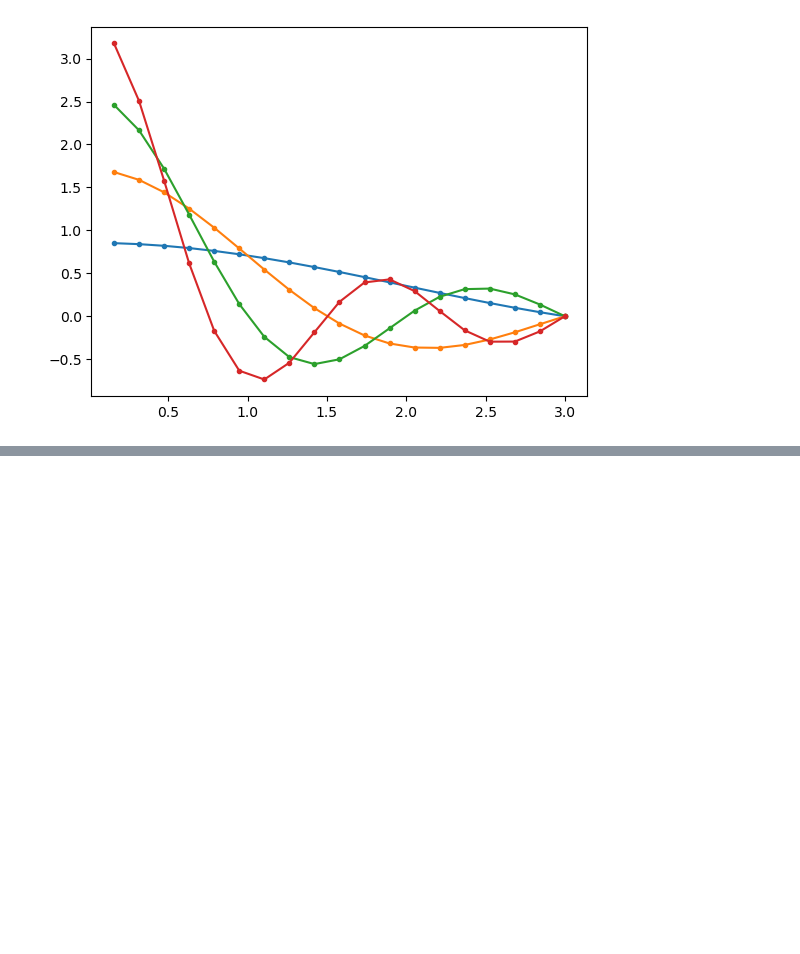
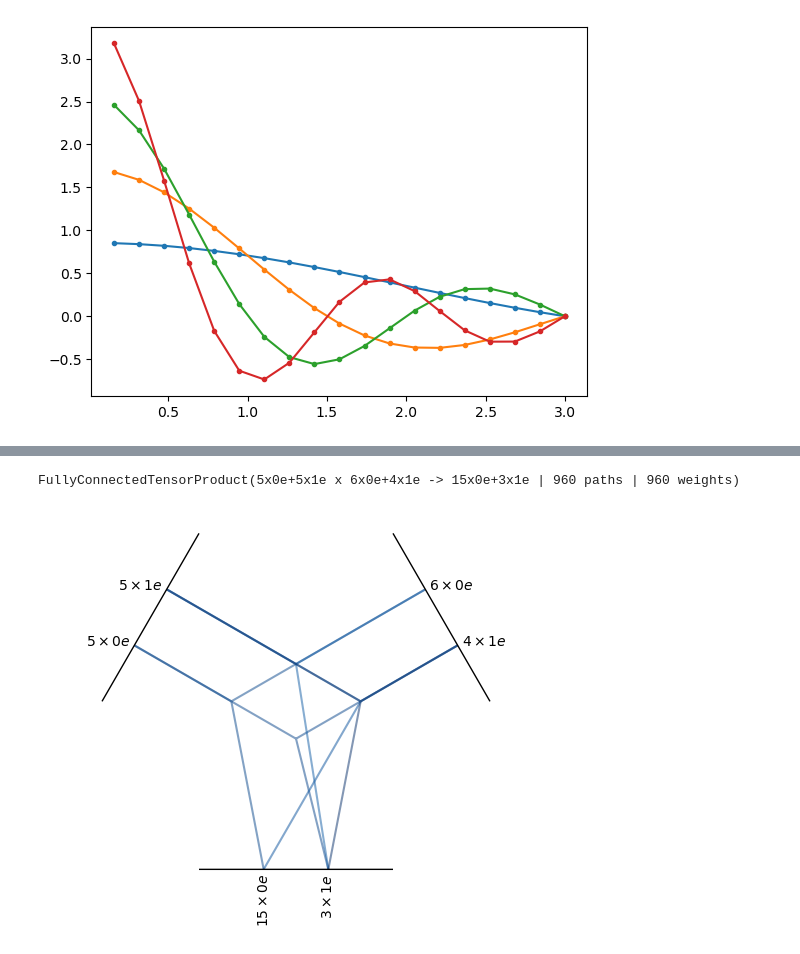
Before and after one commit to imagdau/Tutorials, a Jupyter notebook: draft-MACE-theory.ipynb, the cells around one changed output, grey strips where cells are left out. Drawn from its saved outputs; the diff is of its cells as text; code cells hidden in the pictures; blank space fills up the shorter version.

```diff
--- a/draft-MACE-theory.ipynb
+++ b/draft-MACE-theory.ipynb
@@ -183,0 +200,11 @@ plt.plot(dists, bessel_fn(dists), '.-');
+# %%
+tp = o3.FullyConnectedTensorProduct(
+    irreps_in1='5x0e + 5x1e',
+    irreps_in2='6x0e + 4x1e',
+    irreps_out='15x0e + 3x1e'
+)
+print(tp)
+tp.visualize();
+# %% [output]
+FullyConnectedTensorProduct(5x0e+5x1e x 6x0e+4x1e -> 15x0e+3x1e | 960 paths | 960 weights)
+[figure, added]
```
Also changed, not shown: parts of 17 cells of this notebook, 2 other files.
